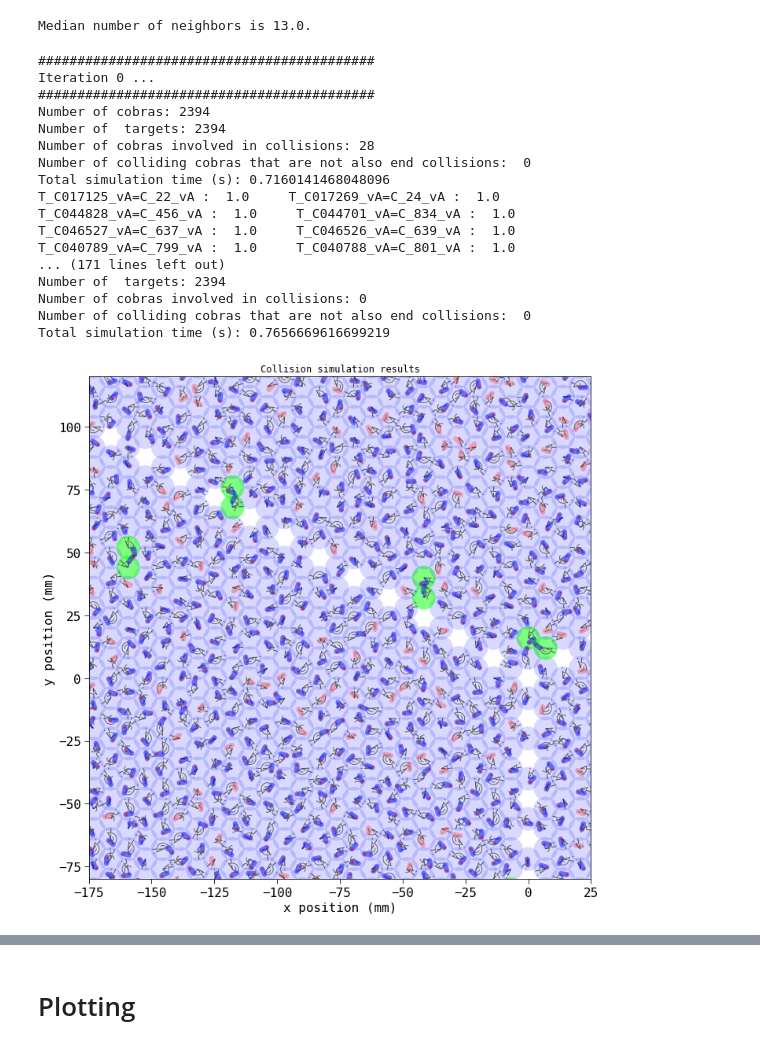
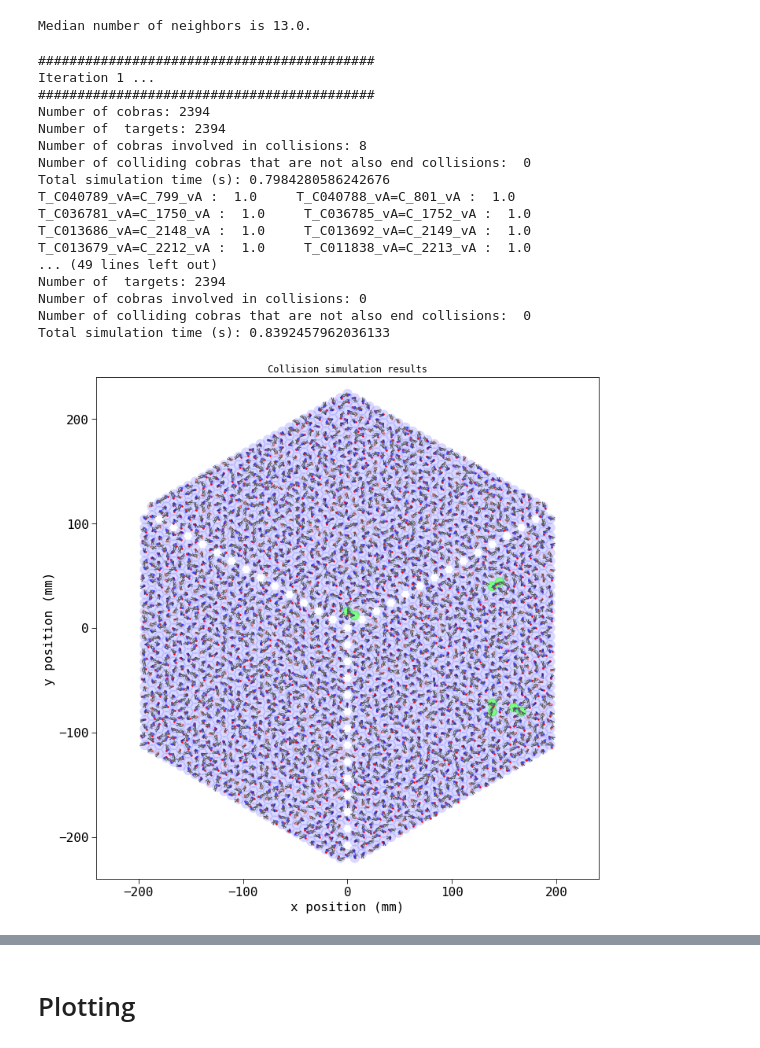
Before and after one commit to Subaru-PFS/ets_networkflow, a Jupyter notebook: netflow.ipynb, the cells around one changed output, grey strips where cells are left out. Cells and saved outputs as stored; diff of their text form; code cells hidden in the pictures.

```diff
--- a/netflow.ipynb
+++ b/netflow.ipynb
@@ -6,6 +36,10 @@ display(HTML("<style>.container { width:100% !important; }</style>"))
 # Basic Configuration
 
 From the following three examples chosse one and execute only the corresponding cells.
+# %%
+EXAMPLE = "COS"
+#EXAMPLE = "GE"
+#EXAMPLE = "GA"
 # %% [markdown]
 ## Galactic Areaology Example (UMi)
 # %%
@@ -804,13 +871,9 @@ model.write(filename)
 # %%
 ### Endpoint fiber to fiber, fiber to elbow, elbow to elbow collision avoidance
 
-ENABLE_ELBOW_COLLISION_AVOIDANCE = True
+ENABLE_ELBOW_COLLISION_AVOIDANCE = False
 
-import sys
 
-sys.path.append("/Users/mxhf/work/MPE/pfs/src/ics_cobraOps/python")
-
-import pfs_netflow.ics_interface as ics_interface
 
 if ENABLE_ELBOW_COLLISION_AVOIDANCE:
     elbowPositions = ics_interface.getElbowPositions(g, ivisibilities)
@@ -831,3 +894,4 @@ Added 23281 collision flow constraints.
 # %%
 model.Params.timelimit = 600000.0
 model.Params.Threads = 7
+model.Params.MIPGap = 3e-3
@@ -1043,13 +1100,18 @@ random.seed(42)
 model.reset()
 model, flows, cost = buildLPProblemGRB(g, name=name)
 
-COLLISION_AVOIDANCE = False
+COLLISION_AVOIDANCE = True
 if COLLISION_AVOIDANCE:
     elbowPositions = ics_interface.getElbowPositions(g, ivisibilities)
-    collision_flow_pairs = ics_interface.compute_collision_flow_pairs(g, elbowPositions, fiber_collision_radius = 1.0) # 1.074 is good
+    collision_flow_pairs = ics_interface.compute_collision_flow_pairs(g, elbowPositions, fiber_collision_radius = .8) # 1.074 is good
     ics_interface.addCollisionFlowConstraints(model, flows, collision_flow_pairs)
 
+filename = "mps/{}_{}_{}_{}_colliter{:02d}.mps.gz".format(name, fieldsize, RMAX, NPOINTINGS, 0)
+model.write(filename)
+
 model.optimize()
+
+model.write(filename.replace(".mps",".sol"))
 setflows(model, g, flows)
 # %% [output]
 Building cost equation ...
@@ -1104,12 +1166,12 @@ MAXITER = 5
 
 for i in range(MAXITER):
     print("###########################################")
-    print("Iteration {} ...".format(i))
+    print("Iteration {} ...".format(i+1))
     print("###########################################")
     ncollisions = OrderedDict()
 
     for pid in pointings:
-        simulator,assignments,cids = getCollSim(g, pid, bench, PLOT=True, ZOOMIN=True)
+        simulator,assignments,cids = getCollSim(g, pid, bench, PLOT=True, ZOOMIN=False)
         ncollisions[pid] = simulator.nCollisions
 
         if simulator.nCollisions == 0:
@@ -1178,6 +1240,8 @@ for i in range(MAXITER):
             else:
                 print("Not setting hint for {}.".format(k))
 
+        model.write(filename.replace(".mps",".mst"))
+
     # try fix LB/UP outside of vicinity of colliding cobras
     if False:
         # here we try to fix upper and lower bounds for all TargetPointingToCobraPointingArc
@@ -1216,6 +1280,10 @@ for i in range(MAXITER):
     #if os.path.exists('tmp.sol'):
     #    model.read('tmp.sol')
 
+
+    #filename = "mps/{}_{}_{}_{}_colliter{:02d}.mps.gz".format(name, fieldsize, RMAX, NPOINTINGS, i+1)
+    #model.write(filename)
+
     #total numer of collisions accross all pointings
     ncoll_total = sum( [v for v in ncollisions.values()])
     if ncoll_total == 0:
@@ -1228,44 +1296,44 @@ for i in range(MAXITER):
     summary += pp("Solve status is [{}].".format( model.status ))
     summary += pp("Time to solve: {:.4e} s".format(time_to_solve))
 
-    model.write('tmp.sol')
+    model.write(filename.replace(".mps",".sol"))
 
     setflows(model, g, flows)
 
     stats = computeStats(g)
 
     obj = model.getObjective()
     summary += pp("{} = {}".format('Value of cost function', obj.getValue() ) )
     summary += pp("[{}] out of {} science targets get observed.".format(int(stats['NSciObs']) ,NSciTargets) )
     summary += pp("For {} out of these all required exposures got allocated.".format(stats['NSciComplete']))
     summary += pp("Per target class completion:")
 
     summary += pp("   {:15s} {:10s} {:10s} {:10s}".format('class', 'total', 'observed', 'completed') )
     for tc,compl in stats['completion'].items():
         summary += pp("   {:15s} {:10d} {:10d} {:10d}".format(tc, compl['total'],compl['observed'],compl['completed']))
         #print(tc, compl)
     summary += pp("{} targets get sent down the overflow arc.".format(stats['Noverflow']))
     summary += pp("{} out of {} cobras observed a target in one or more exposures.".format(stats['Ncobras_used'], NCobras ))
     summary += pp("{} cobras observed a target in all exposures.".format(stats['Ncobras_fully_used']))
 
 
     ###
 # %% [output]
 ###########################################
-Iteration 0 ...
+Iteration 1 ...
 ###########################################
 Number of cobras: 2394
 Number of  targets: 2394
-Number of cobras involved in collisions: 28
+Number of cobras involved in collisions: 8
 Number of colliding cobras that are not also end collisions:  0
-Total simulation time (s): 0.7160141468048096
-T_C017125_vA=C_22_vA :  1.0     T_C017269_vA=C_24_vA :  1.0
-T_C044828_vA=C_456_vA :  1.0     T_C044701_vA=C_834_vA :  1.0
-T_C046527_vA=C_637_vA :  1.0     T_C046526_vA=C_639_vA :  1.0
+Total simulation time (s): 0.7984280586242676
 T_C040789_vA=C_799_vA :  1.0     T_C040788_vA=C_801_vA :  1.0
-... (171 lines left out)
+T_C036781_vA=C_1750_vA :  1.0     T_C036785_vA=C_1752_vA :  1.0
+T_C013686_vA=C_2148_vA :  1.0     T_C013692_vA=C_2149_vA :  1.0
+T_C013679_vA=C_2212_vA :  1.0     T_C011838_vA=C_2213_vA :  1.0
+... (49 lines left out)
 Number of  targets: 2394
 Number of cobras involved in collisions: 0
 Number of colliding cobras that are not also end collisions:  0
-Total simulation time (s): 0.7656669616699219
+Total simulation time (s): 0.8392457962036133
-[figure, old version]
+[figure, new version]
```
Also changed, not shown: parts of 32 cells of this notebook, 1 other file.
